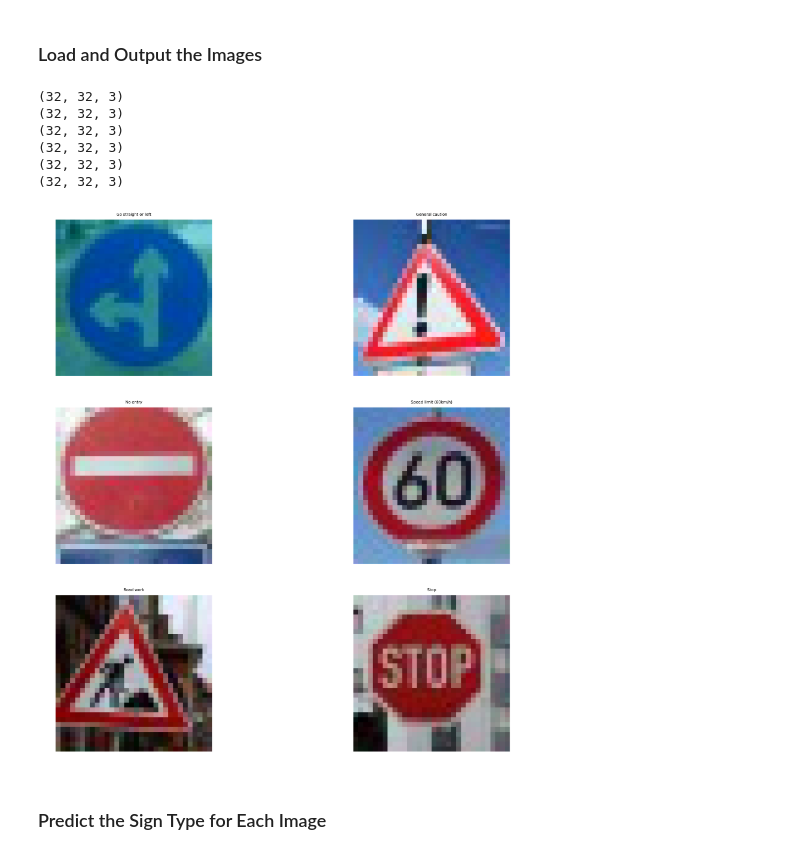
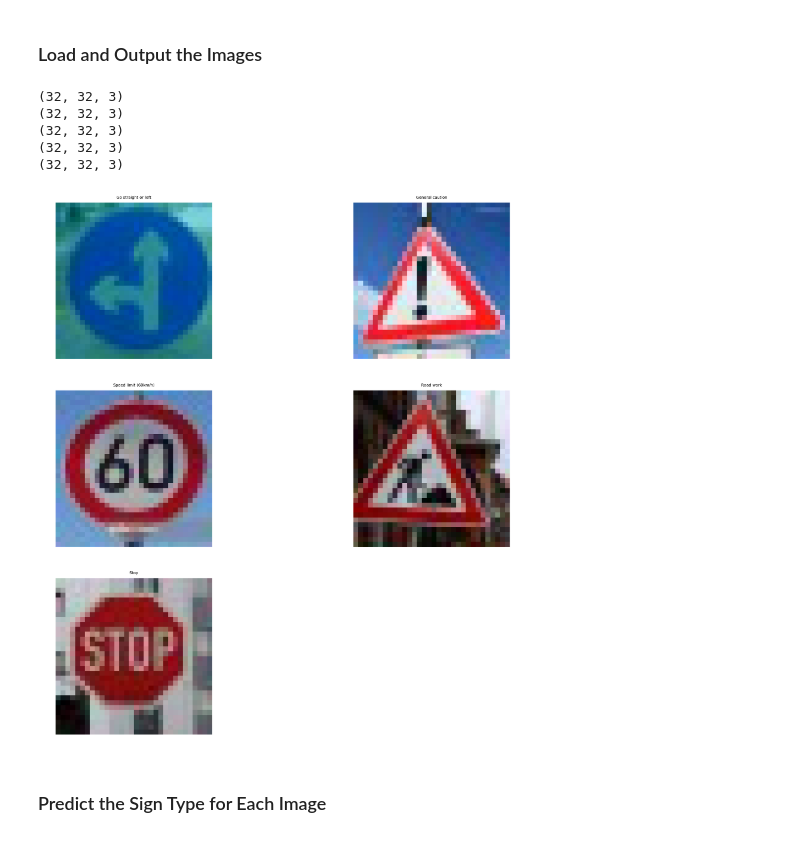
Before and after one commit to Walter1218/self_driving_car_ND, a Jupyter notebook: CarND-Traffic-Sign-Classifier-Project-2/Traffic_Sign_Classifier.ipynb, the cells around one changed output. Saved outputs shown, nothing was run; the diff lists cells and outputs as text; code cells hidden in the pictures.

```diff
--- a/CarND-Traffic-Sign-Classifier-Project-2/Traffic_Sign_Classifier.ipynb
+++ b/CarND-Traffic-Sign-Classifier-Project-2/Traffic_Sign_Classifier.ipynb
@@ -489,19 +512,34 @@ def net_architecture(x, keep_prob):
+# %%
+#This is our network architecture
+#Simple experiment network is LeNet.later we will change it to other arcghitecture
+def net_architecture(x, keep_prob, architecture = 0):
+    """
+    Create a convolutional neural network model
+    : x: Placeholder tensor that holds image data.
+    : keep_prob: Placeholder tensor that hold dropout keep probability.
+    : return: Tensor that represents logits
+    """
+    if(architecture == 0):
+        return lenet(x, keep_prob)
+    if(architecture == 1):
+        return my_net(x, keep_prob)
 # %%
 # to create our neural network pipeline
 # Remove previous weights, bias, inputs, etc..
 tf.reset_default_graph()
 
 #Input
-x = neural_net_image_input((32,32,1))
+x = neural_net_image_input((32,32,4))
 y = neural_net_label_input(43)
 keep_prob = neural_net_keep_prob_input()
 
 #Model
-logits = net_architecture(x, keep_prob)
+logits = net_architecture(x, keep_prob, architecture = 0)
 
 #Name logits Tensor,
 logits = tf.identity(logits, name='logits')
 
+#print(tf.Graph().get_tensor_by_name('w1'))
 #Loss and Optimizer set, here we use adam methods.
 cost = tf.reduce_mean(tf.nn.softmax_cross_entropy_with_logits(logits=logits, labels=y))
 optimizer = tf.train.AdamOptimizer().minimize(cost)
@@ -553,7 +591,7 @@ def print_stats(session, feature_batch, label_batch, cost, accuracy):
     print("current session loss: {:.4f}, valid accuracy is: {:.4f}".format(curr_loss, valid_acc))
 # %%
 # Hyperparameters
-epochs = 20
+epochs = 50
 batch_size = 128
 keep_probability = 0.7
 save_model_path = './classification'
@@ -714,46 +742,45 @@ You may find `signnames.csv` useful as it contains mappings from the class id (i
 ### Load the images and plot them here.
 ### Feel free to use as many code cells as needed.
 #load the images and set the label y for each input image
-image_features_files = ["traffic_signs_0_.jpg","traffic_signs_1.jpg","traffic_signs_2.jpg","traffic_signs_3.jpg","traffic_signs_4.jpg","traffic_signs_5.jpg"]
+image_features_files = ["traffic_signs_0_.jpg","traffic_signs_1.jpg","traffic_signs_3.jpg","traffic_signs_4.jpg","traffic_signs_5.jpg"]
 df = pd.read_csv("signnames.csv")
 names = []
 for i in range(df.shape[0]):
     names.append(df.iloc[i].SignName)
-image_labels = [names[37],names[18],names[17],names[3],names[25],names[14]]
-img_mat = [37,18,17,3,25,14]
+image_labels = [names[37],names[18],names[3],names[25],names[14]]
+img_mat = [37,18,3,25,14]
 # %%
 #display the images here
 import cv2
 from skimage import transform,data
 from PIL import Image
 import matplotlib.image as mpimg
 
 address = "images_from_web/"
 plt.figure(figsize = (15,15), dpi = 180)
 # display the images and show the labels here
 imgs = []
 labs = []
-for i in range(6):
+for i in range(5):
     ax = plt.subplot(3,2,i+1)
     ax.axis('off')
     image = mpimg.imread(address+image_features_files[i])
     print(image.shape)
     #image = Image.open(address+image_features_files[i]).convert("L")
     image = transform.resize(image,(32,32))
     imgs.append(image)
     #print(image)
     ax.set_title("{0}".format(image_labels[i]),fontsize=6)
     labs.append(img_mat[i])
     ax.imshow(image)
 plt.show()
 # %% [output]
 (32, 32, 3)
 (32, 32, 3)
 (32, 32, 3)
 (32, 32, 3)
 (32, 32, 3)
-(32, 32, 3)
-[figure, old version]
+[figure, new version]
 # %% [markdown]
 ### Predict the Sign Type for Each Image
 # %%
```
Also changed, not shown: parts of 19 cells of this notebook, 1 other file.
